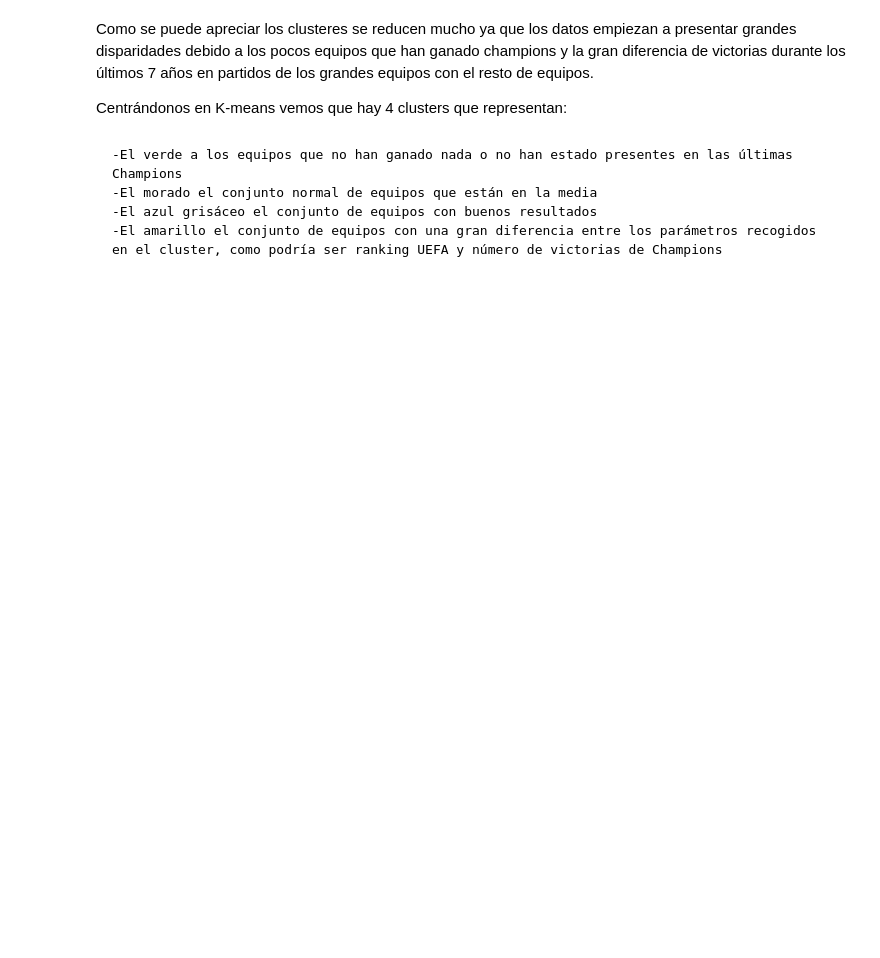
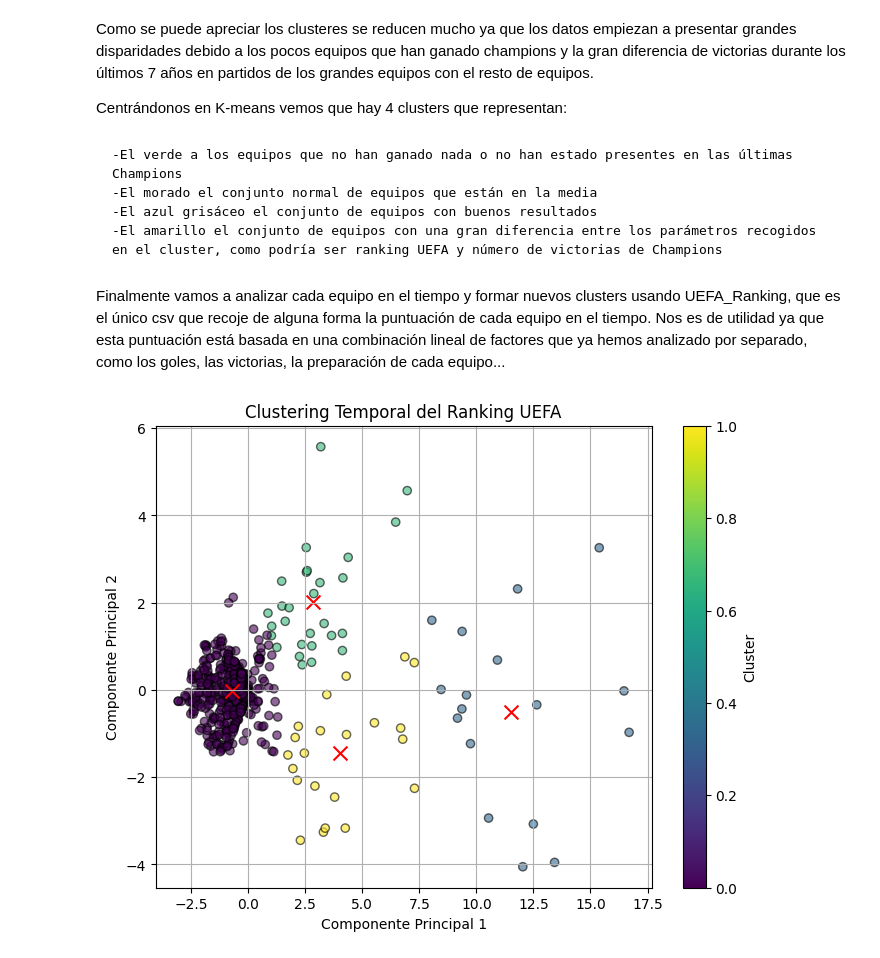
Before and after one commit to PdEXavierMY/Champions, a Jupyter notebook: cluster.ipynb, the cells around one changed output. Cells and saved outputs as stored; diff of their text form; code cells hidden in the pictures; blank space fills up the shorter version.

Commit message:
acabar clustering temporal

```diff
--- a/cluster.ipynb
+++ b/cluster.ipynb
@@ -315,3 +321,42 @@ Centrándonos en K-means vemos que hay 4 clusters que representan:
     -El morado el conjunto normal de equipos que están en la media
     -El azul grisáceo el conjunto de equipos con buenos resultados
     -El amarillo el conjunto de equipos con una gran diferencia entre los parámetros recogidos en el cluster, como podría ser ranking UEFA y número de victorias de Champions
+# %% [markdown]
+Finalmente vamos a analizar cada equipo en el tiempo y formar nuevos clusters usando UEFA_Ranking, que es el único csv que recoje de alguna forma la puntuación de cada equipo en el tiempo. Nos es de utilidad ya que esta puntuación está basada en una combinación lineal de factores que ya hemos analizado por separado, como los goles, las victorias, la preparación de cada equipo...
+# %%
+# Cargar el DataFrame del ranking UEFA
+df_uefa_ranking = pd.read_csv('data/UEFA_Ranking.csv')
+
+# Extraer las columnas de las fechas y las puntuaciones
+fechas = df_uefa_ranking.columns[2:-2]
+puntuaciones = df_uefa_ranking.iloc[:, 2:-2].values
+
+# Reemplazar valores NaN con la media de la columna
+imputer = SimpleImputer(strategy='mean')
+puntuaciones_imputed = imputer.fit_transform(puntuaciones)
+
+# Escalar las puntuaciones
+scaler = StandardScaler()
+puntuaciones_scaled = scaler.fit_transform(puntuaciones_imputed)
+
+# Reducción de dimensionalidad con PCA
+pca = PCA(n_components=2)
+puntuaciones_pca = pca.fit_transform(puntuaciones_scaled)
+
+# Clustering con K-Means
+kmeans = KMeans(n_clusters=4)
+kmeans.fit(puntuaciones_pca)
+labels = kmeans.labels_
+
+# Visualización de resultados
+plt.figure(figsize=(8, 6))
+plt.scatter(puntuaciones_pca[:, 0], puntuaciones_pca[:, 1], c=labels, cmap='viridis', edgecolor='k', alpha=0.6)
+plt.scatter(kmeans.cluster_centers_[:, 0], kmeans.cluster_centers_[:, 1], c='red', marker='x', s=100)
+plt.title('Clustering Temporal del Ranking UEFA')
+plt.xlabel('Componente Principal 1')
+plt.ylabel('Componente Principal 2')
+plt.colorbar(label='Cluster')
+plt.grid(True)
+plt.show()
+# %% [output]
+[figure, added]
```
Also changed, not shown: parts of 12 cells of this notebook.
